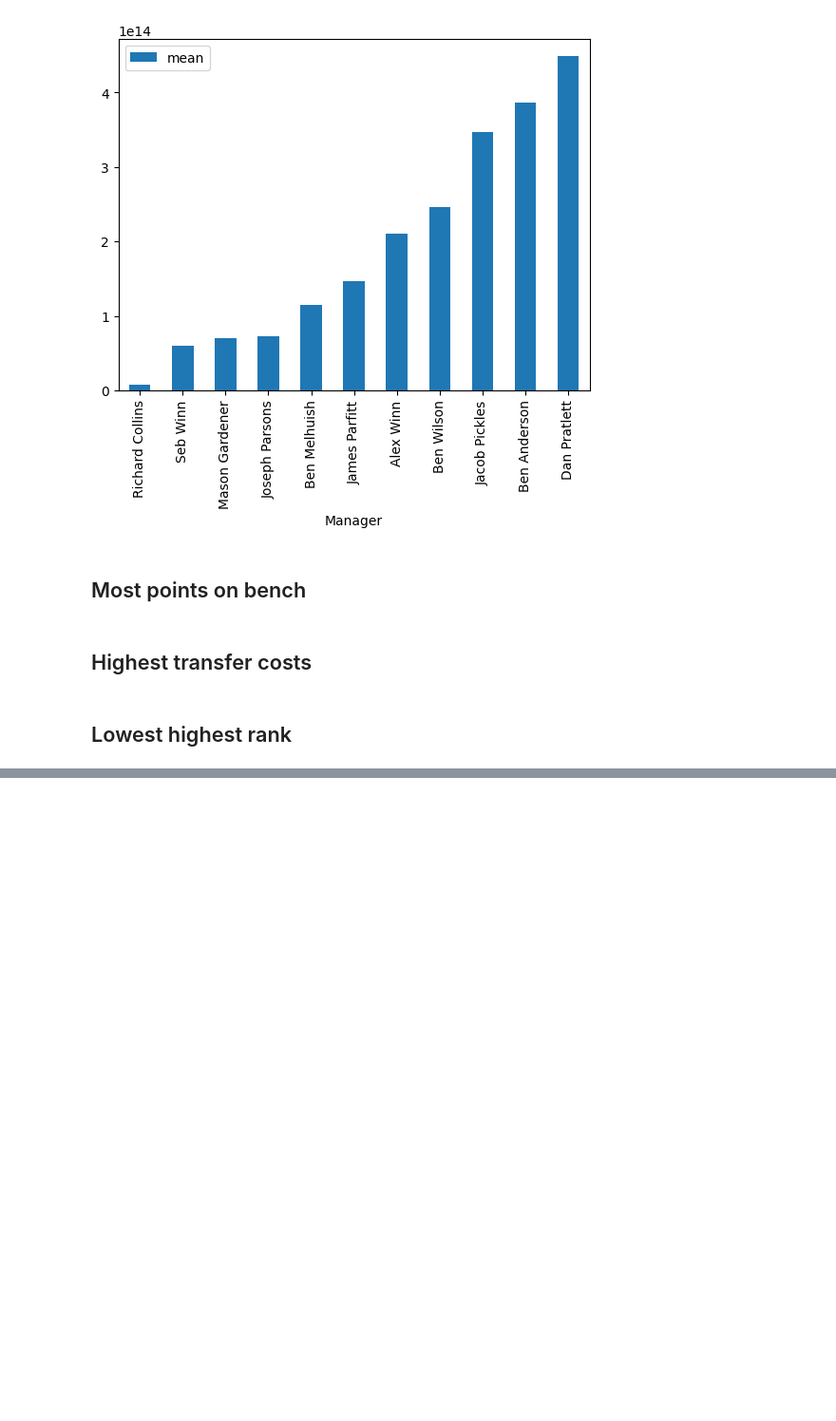
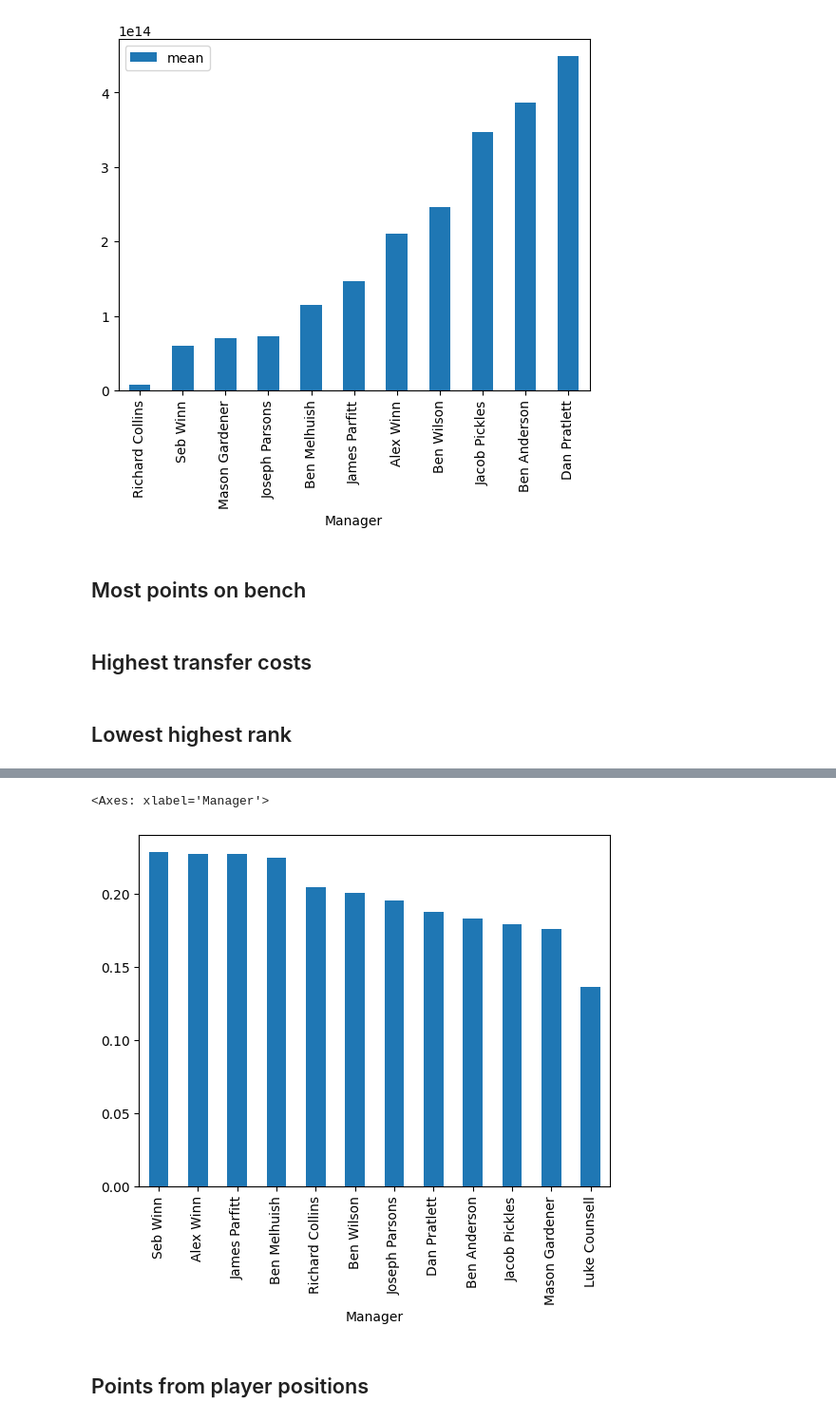
Before and after one commit to RACollins/fpl-forecast-optimise, a Jupyter notebook: notebooks/3.0-awards-calc.ipynb, the cells around one changed output, grey strips where cells are left out. Shown: that part at 95% size. Cells and saved outputs as stored; diff of their text form; code cells hidden in the pictures; blank space fills up the shorter version.

```diff
--- a/notebooks/3.0-awards-calc.ipynb
+++ b/notebooks/3.0-awards-calc.ipynb
@@ -34,3 +39,19 @@ def std(x):
+# %%
+def std(x):
+    return np.std(x)
+
+
+def jaccard_sim(df):
+    columns = df.columns
+    jaccard_matrix = np.empty([len(columns), len(columns)])
+    for i, row in enumerate(columns):
+        for j, col in enumerate(columns):
+            jaccard_sim = len(set(df[row]).intersection(set(df[col]))) / len(
+                set(df[row]).union(set(df[col]))
+            )
+            jaccard_matrix[i, j] = jaccard_sim
+    jaccard_sim_df = pd.DataFrame(index=columns, columns=columns, data=jaccard_matrix)
+    return jaccard_sim_df
 # %% [markdown]
 # Gaussian plot class
 # %%
@@ -277,0 +313,9 @@ time_before_deadline_df.plot.bar(y="mean")
+# %%
+league_picks_df = ldo.league_teams_df.assign(
+    idx=ldo.league_teams_df.groupby("Manager").cumcount()
+).pivot(index="idx", columns="Manager", values="player_pick_full")
+gw_range = [1, 38]
+gw_select_indx = list(range((gw_range[0] - 1) * 15, gw_range[1] * 15))
+sim_df = jaccard_sim(league_picks_df.iloc[gw_select_indx])
+overall_sim = sim_df.mean().sort_values(ascending=False)
+overall_sim
@@ -277,0 +337,7 @@ time_before_deadline_df.plot.bar(y="mean")
+# %%
+overall_sim.plot.bar()
+# %% [output]
+<Axes: xlabel='Manager'>
+[figure, added]
+# %% [markdown]
+## Points from player positions
```
Also changed, not shown: parts of 13 cells of this notebook, 1 other file.
